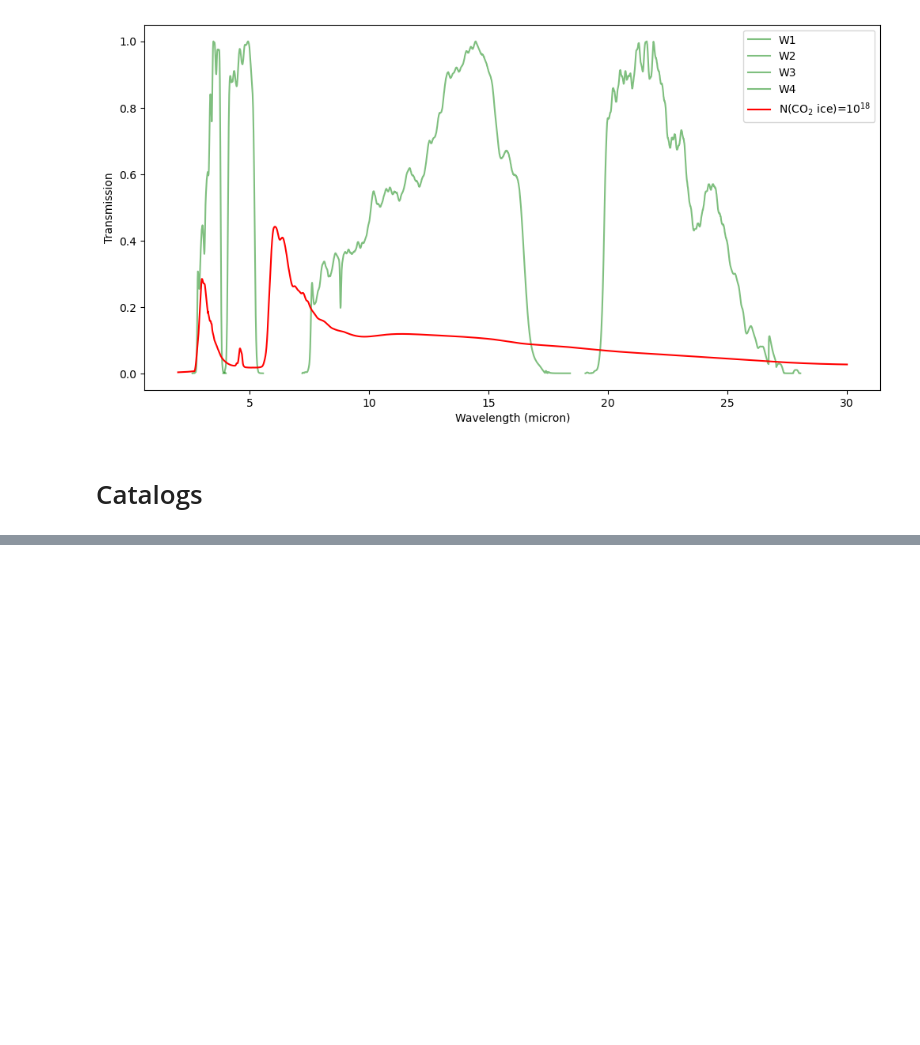
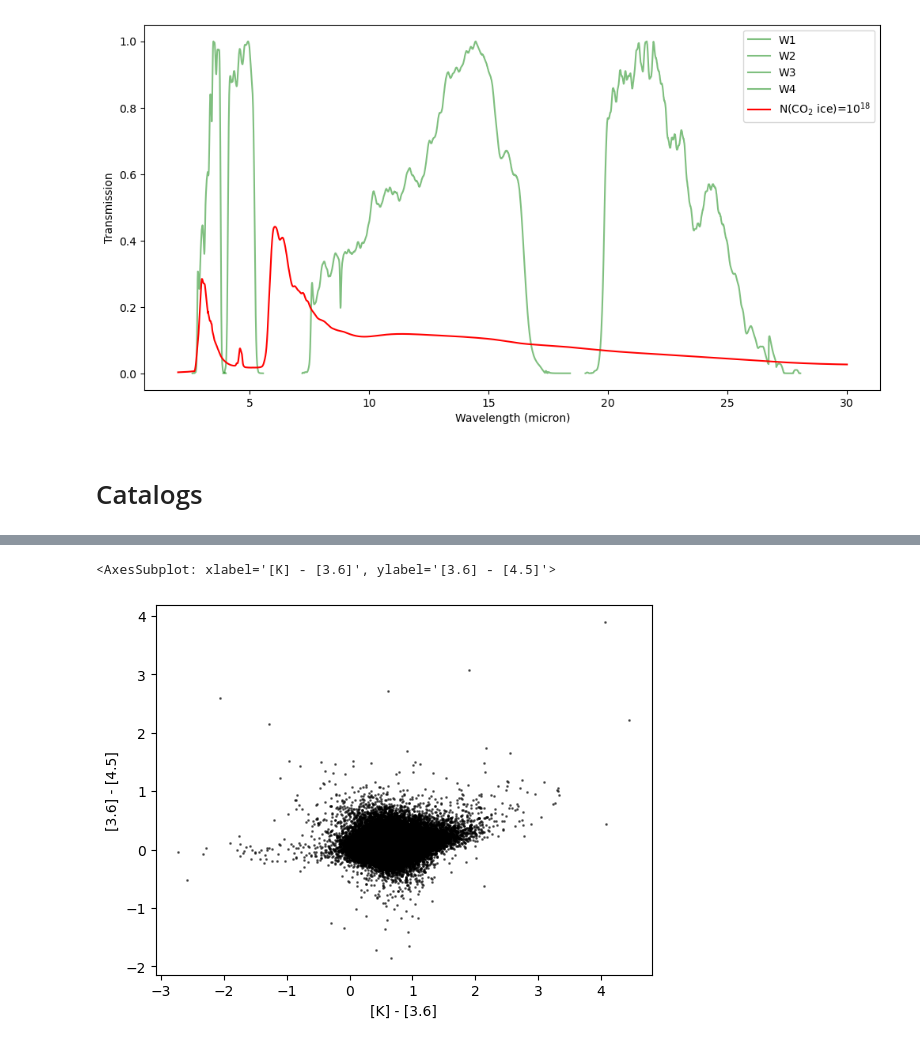
Before and after one commit to SpacialTree/smart-plotters, a Jupyter notebook: notebooks/ice_plots.ipynb, the cells around one changed output, grey strips where cells are left out. Saved outputs shown, nothing was run; the diff lists cells and outputs as text; code cells hidden in the pictures; blank space fills up the shorter version.

```diff
--- a/notebooks/ice_plots.ipynb
+++ b/notebooks/ice_plots.ipynb
@@ -220,0 +244,5 @@ Table length=5
+# %%
+cat_spitzer.plot_CCD('K', '3.6', '3.6', '4.5', color='k', alpha=0.5, s=1)
+# %% [output]
+<AxesSubplot: xlabel='[K] - [3.6]', ylabel='[3.6] - [4.5]'>
+[figure, added]
```
Also changed, not shown: parts of 15 cells of this notebook.
